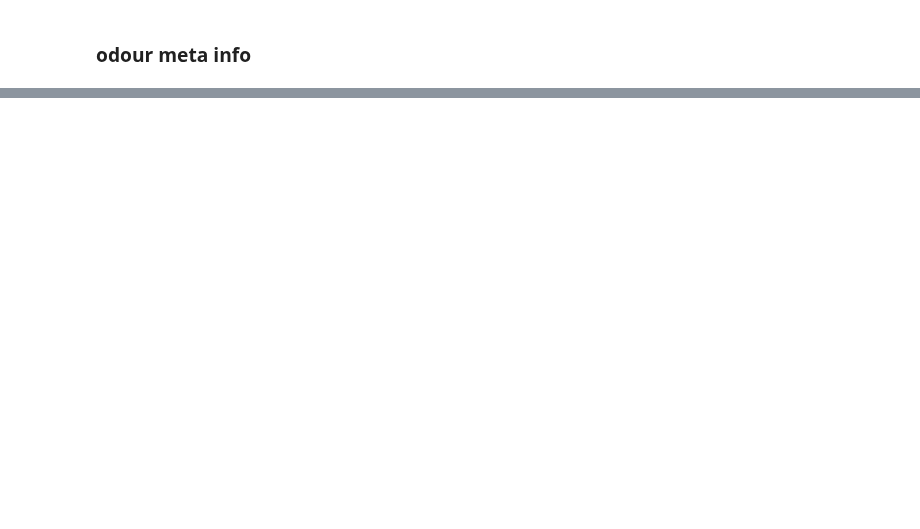
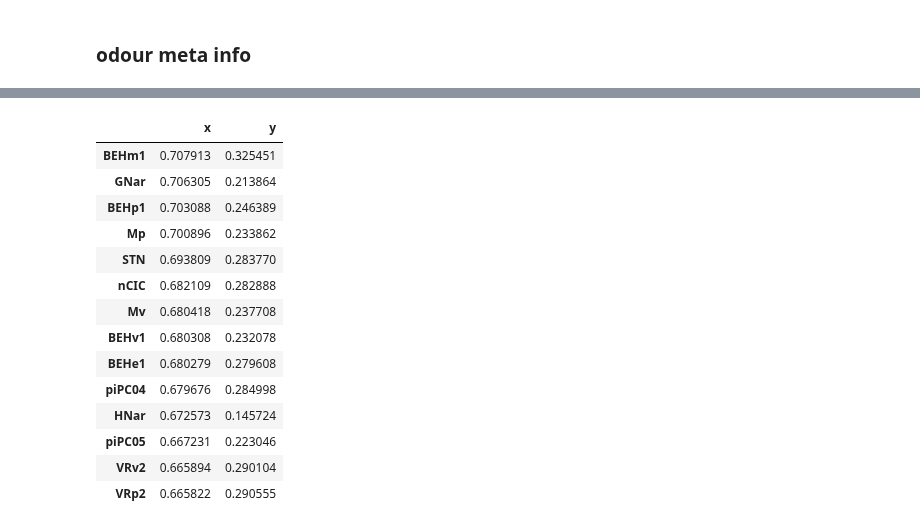
Before and after one commit to YijieYin/connectome_data_prep, a Jupyter notebook: Si_et_al_2019.ipynb, the cells around one changed output, grey strips where cells are left out. Cells and saved outputs as stored; diff of their text form; code cells hidden in the pictures; blank space fills up the shorter version.

```diff
--- a/Si_et_al_2019.ipynb
+++ b/Si_et_al_2019.ipynb
@@ -84,6 +218,22 @@ corres.shape
 # %%
 # top correlations with the x axis
-corres[['x','y']].sort_values('x', ascending=False).iloc[1:10,:]
+corres[['x','y']].sort_values('x', ascending=False).iloc[1:15,:]
+# %% [output]
+|  | x | y |
+| BEHm1 | 0.707913 | 0.325451 |
+| GNar | 0.706305 | 0.213864 |
+| BEHp1 | 0.703088 | 0.246389 |
+| Mp | 0.700896 | 0.233862 |
+| STN | 0.693809 | 0.283770 |
+| nCIC | 0.682109 | 0.282888 |
+| Mv | 0.680418 | 0.237708 |
+| BEHv1 | 0.680308 | 0.232078 |
+| BEHe1 | 0.680279 | 0.279608 |
+| piPC04 | 0.679676 | 0.284998 |
+| HNar | 0.672573 | 0.145724 |
+| piPC05 | 0.667231 | 0.223046 |
+| VRv2 | 0.665894 | 0.290104 |
+| VRp2 | 0.665822 | 0.290555 |
 # %%
 # top reverse correlations with the x axis
 corres[['x','y']].sort_values('x').iloc[1:10,:]
```
Also changed, not shown: parts of 37 cells of this notebook.
